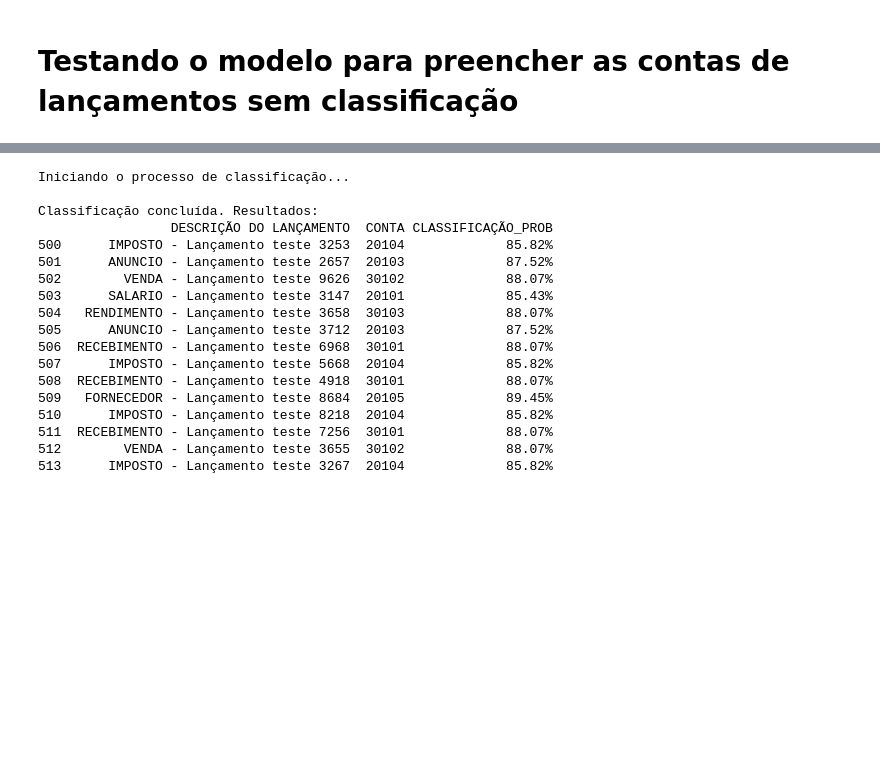
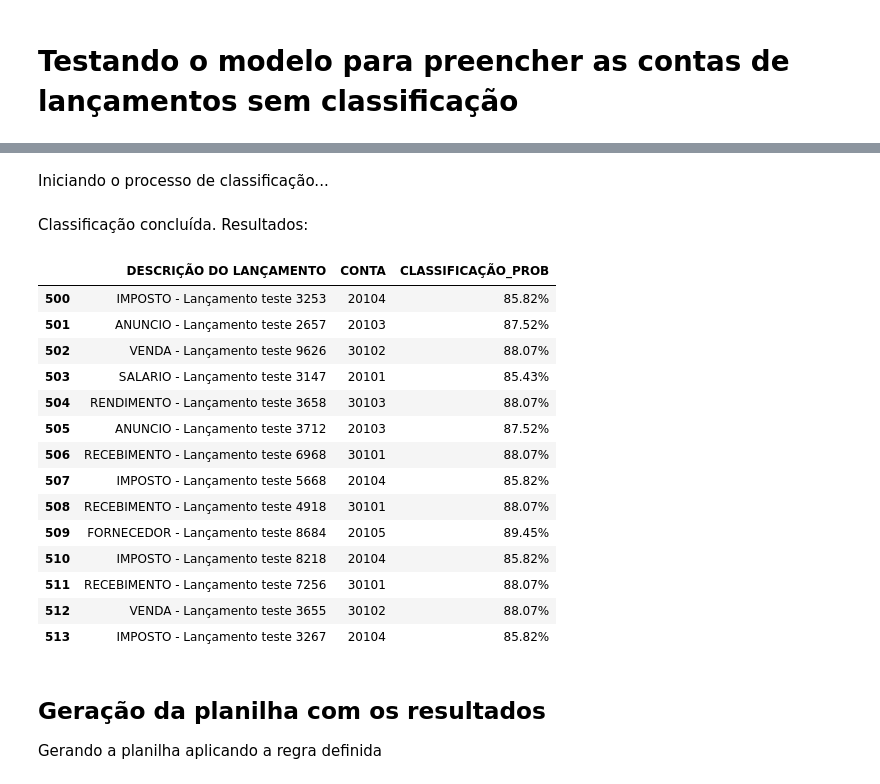
Before and after one commit to Lucassribeiro9/classificando-contas-contabeis, a Jupyter notebook: analise-contabil.ipynb, the cells around one changed output, grey strips where cells are left out. Saved outputs shown, nothing was run; the diff lists cells and outputs as text; code cells hidden in the pictures; blank space fills up the shorter version.

```diff
--- a/analise-contabil.ipynb
+++ b/analise-contabil.ipynb
@@ -682,57 +752,60 @@ Matriz de Confusão:
 # %%
 # Aplicando regra de negócio para preencher as contas
 # Iniciando o processo de classificação
-print("Iniciando o processo de classificação...")
+display(Markdown("Iniciando o processo de classificação..."))
 classify_texts = df_for_class[col_his].apply(clean_text)
 # usando o modelo para fazer as probabilidades
 arr_proba = text_clf_pipeline.predict_proba(classify_texts)
 # Processar os resultados e aplicar a regra de negócio
 fill_accounts = []
 final_proba = []
 confidence_limit = 0.70 # critério de 70%
 
 for i in range(len(arr_proba)):
     # pega as probabilidades para o lançamento atual
     lanc_proba = arr_proba[i]
     # encontra o indice da maior probabilidade
     best_acc_index = lanc_proba.argmax()
     # valor da maior probabilidade
     max_proba = lanc_proba[best_acc_index]
     # pega o código da conta
     predicted_acc = text_clf_pipeline.classes_[best_acc_index]
     # aplica a regra de negócio
     if max_proba >= confidence_limit:
         fill_accounts.append(predicted_acc)
         final_proba.append(f"{max_proba:.2%}")  # convertendo para porcentagem
     else:
         fill_accounts.append(predicted_acc) # não preencher
         final_proba.append(f"Revisar! Sugestão de conta: {predicted_acc} ({max_proba:.2%})") # convertendo para porcentagem
 
 # Adicionando os resultados ao DataFrame original
 df_for_class['CONTA'] = fill_accounts
 df_for_class['CLASSIFICAÇÃO_PROB'] = final_proba
 
-print("\nClassificação concluída. Resultados:")
-print(df_for_class[[col_his, 'CONTA', 'CLASSIFICAÇÃO_PROB']].head(20))
+display(Markdown("\nClassificação concluída. Resultados:"))
+display(df_for_class[[col_his, 'CONTA', 'CLASSIFICAÇÃO_PROB']].head(20))
 # %% [output]
-Iniciando o processo de classificação...
-
-Classificação concluída. Resultados:
-                 DESCRIÇÃO DO LANÇAMENTO  CONTA CLASSIFICAÇÃO_PROB
-500      IMPOSTO - Lançamento teste 3253  20104             85.82%
-501      ANUNCIO - Lançamento teste 2657  20103             87.52%
-502        VENDA - Lançamento teste 9626  30102             88.07%
-503      SALARIO - Lançamento teste 3147  20101             85.43%
-504   RENDIMENTO - Lançamento teste 3658  30103             88.07%
-505      ANUNCIO - Lançamento teste 3712  20103             87.52%
-506  RECEBIMENTO - Lançamento teste 6968  30101             88.07%
-507      IMPOSTO - Lançamento teste 5668  20104             85.82%
-508  RECEBIMENTO - Lançamento teste 4918  30101             88.07%
-509   FORNECEDOR - Lançamento teste 8684  20105             89.45%
-510      IMPOSTO - Lançamento teste 8218  20104             85.82%
-511  RECEBIMENTO - Lançamento teste 7256  30101             88.07%
-512        VENDA - Lançamento teste 3655  30102             88.07%
-513      IMPOSTO - Lançamento teste 3267  20104             85.82%
+Iniciando o processo de classificação...
+
+Classificação concluída. Resultados:
+|  | DESCRIÇÃO DO LANÇAMENTO | CONTA | CLASSIFICAÇÃO_PROB |
+| 500 | IMPOSTO - Lançamento teste 3253 | 20104 | 85.82% |
+| 501 | ANUNCIO - Lançamento teste 2657 | 20103 | 87.52% |
+| 502 | VENDA - Lançamento teste 9626 | 30102 | 88.07% |
+| 503 | SALARIO - Lançamento teste 3147 | 20101 | 85.43% |
+| 504 | RENDIMENTO - Lançamento teste 3658 | 30103 | 88.07% |
+| 505 | ANUNCIO - Lançamento teste 3712 | 20103 | 87.52% |
+| 506 | RECEBIMENTO - Lançamento teste 6968 | 30101 | 88.07% |
+| 507 | IMPOSTO - Lançamento teste 5668 | 20104 | 85.82% |
+| 508 | RECEBIMENTO - Lançamento teste 4918 | 30101 | 88.07% |
+| 509 | FORNECEDOR - Lançamento teste 8684 | 20105 | 89.45% |
+| 510 | IMPOSTO - Lançamento teste 8218 | 20104 | 85.82% |
+| 511 | RECEBIMENTO - Lançamento teste 7256 | 30101 | 88.07% |
+| 512 | VENDA - Lançamento teste 3655 | 30102 | 88.07% |
+| 513 | IMPOSTO - Lançamento teste 3267 | 20104 | 85.82% |
+# %% [markdown]
+## Geração da planilha com os resultados
+Gerando a planilha aplicando a regra definida
 # %%
 # Gerando planilha final com os resultados
 # Preenchendo os espaços vazios com "Conta já existente"
```
Also changed, not shown: parts of 21 cells of this notebook.
